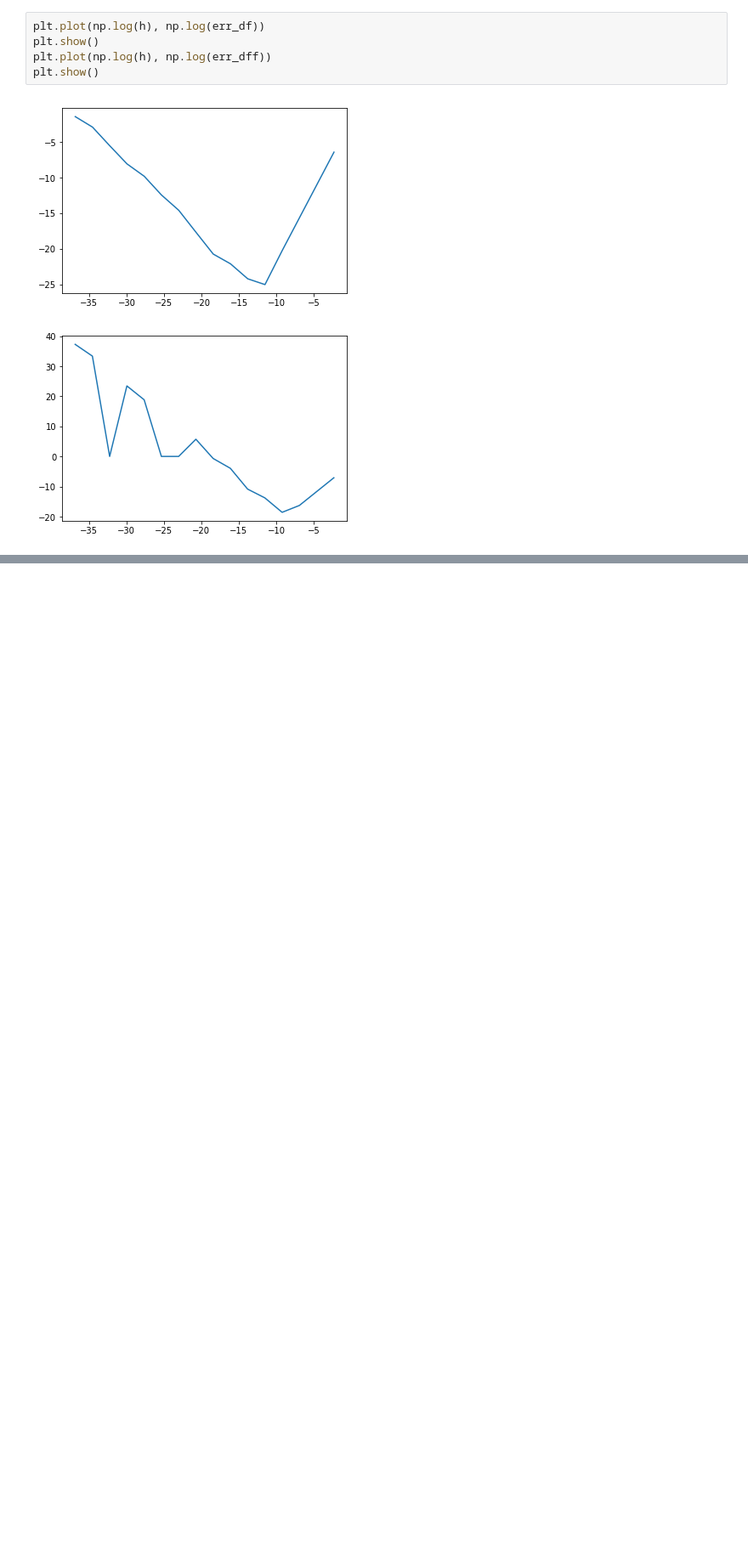
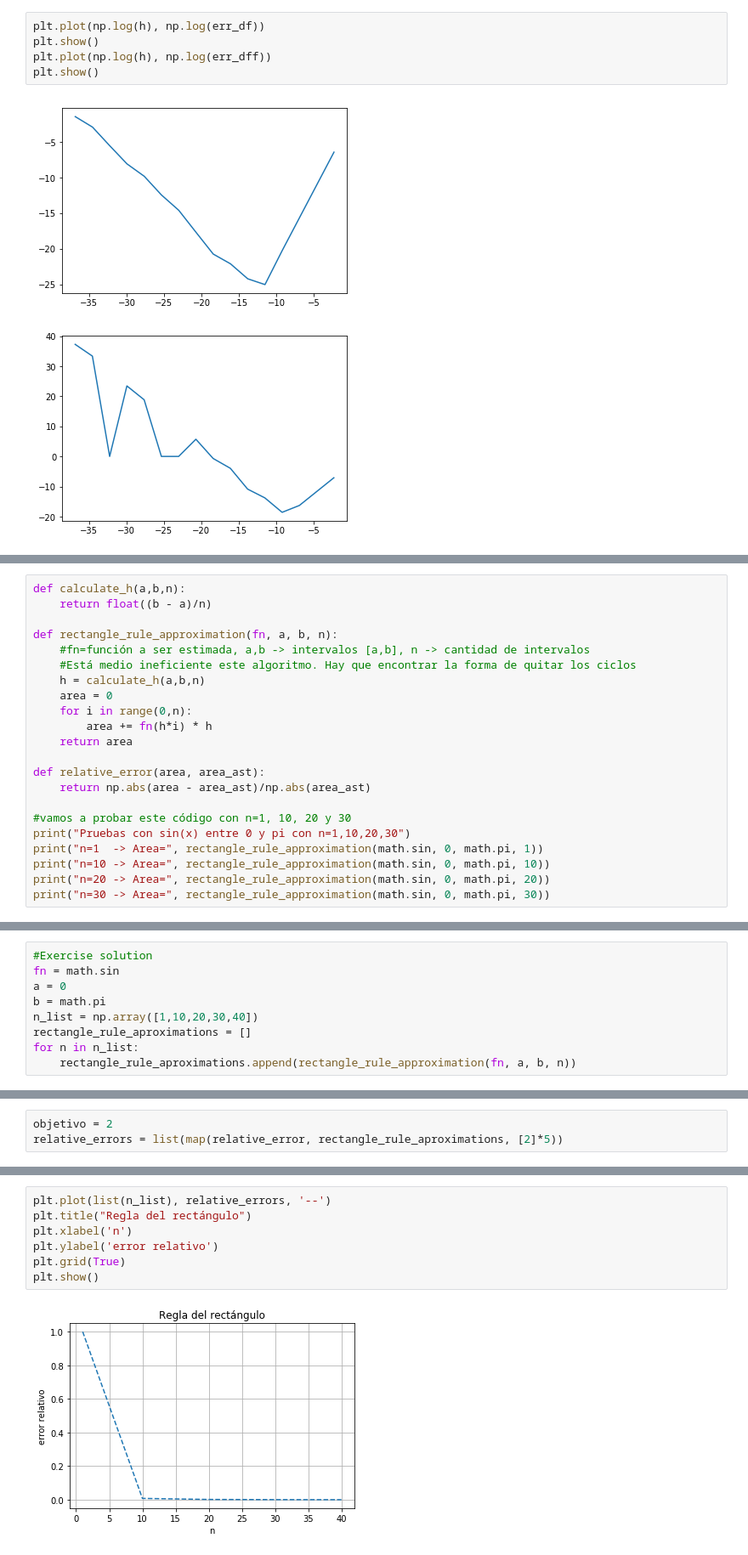
Before and after one commit to gemathus/itam-ds-propedeutico, a Jupyter notebook: practicas/practica_2/practica_2_1.ipynb, the cells around one changed output, grey strips where cells are left out. Shown: that part at 85% size. Cells and saved outputs as stored; diff of their text form; blank space fills up the shorter version.

Commit message:
upload integral approximations

```diff
--- a/practicas/practica_2/practica_2_1.ipynb
+++ b/practicas/practica_2/practica_2_1.ipynb
@@ -122,0 +146,22 @@ plt.show()
+# %%
+def calculate_h(a,b,n):
+    return float((b - a)/n)
+
+def rectangle_rule_approximation(fn, a, b, n):
+    #fn=función a ser estimada, a,b -> intervalos [a,b], n -> cantidad de intervalos
+    #Está medio ineficiente este algoritmo. Hay que encontrar la forma de quitar los ciclos
+    h = calculate_h(a,b,n)
+    area = 0
+    for i in range(0,n):
+        area += fn(h*i) * h
+    return area
+
+def relative_error(area, area_ast):
+    return np.abs(area - area_ast)/np.abs(area_ast)
+
+#vamos a probar este código con n=1, 10, 20 y 30
+print("Pruebas con sin(x) entre 0 y pi con n=1,10,20,30")
+print("n=1  -> Area=", rectangle_rule_approximation(math.sin, 0, math.pi, 1))
+print("n=10 -> Area=", rectangle_rule_approximation(math.sin, 0, math.pi, 10))
+print("n=20 -> Area=", rectangle_rule_approximation(math.sin, 0, math.pi, 20))
+print("n=30 -> Area=", rectangle_rule_approximation(math.sin, 0, math.pi, 30))
@@ -122,0 +176,9 @@ plt.show()
+# %%
+#Exercise solution
+fn = math.sin
+a = 0
+b = math.pi
+n_list = np.array([1,10,20,30,40])
+rectangle_rule_aproximations = []
+for n in n_list:
+    rectangle_rule_aproximations.append(rectangle_rule_approximation(fn, a, b, n))
@@ -122,0 +189,3 @@ plt.show()
+# %%
+objetivo = 2
+relative_errors = list(map(relative_error, rectangle_rule_aproximations, [2]*5))
@@ -122,0 +200,9 @@ plt.show()
+# %%
+plt.plot(list(n_list), relative_errors, '--')
+plt.title("Regla del rectángulo")
+plt.xlabel('n')
+plt.ylabel('error relativo')
+plt.grid(True)
+plt.show()
+# %% [output]
+[figure, added]
```
Also changed, not shown: parts of 17 cells of this notebook.
